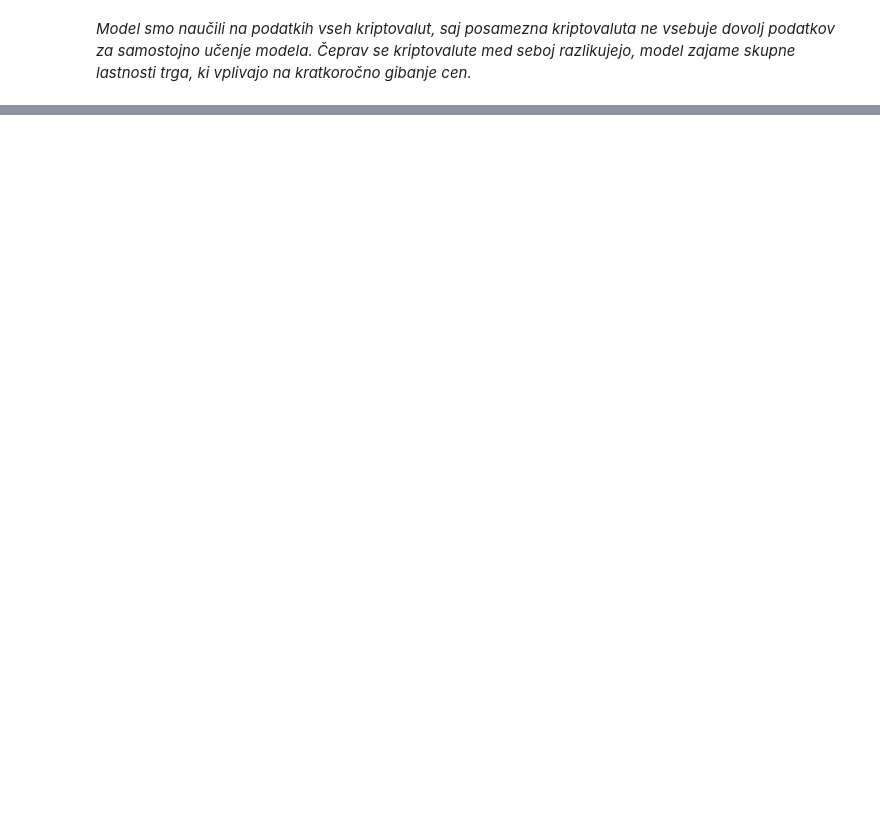
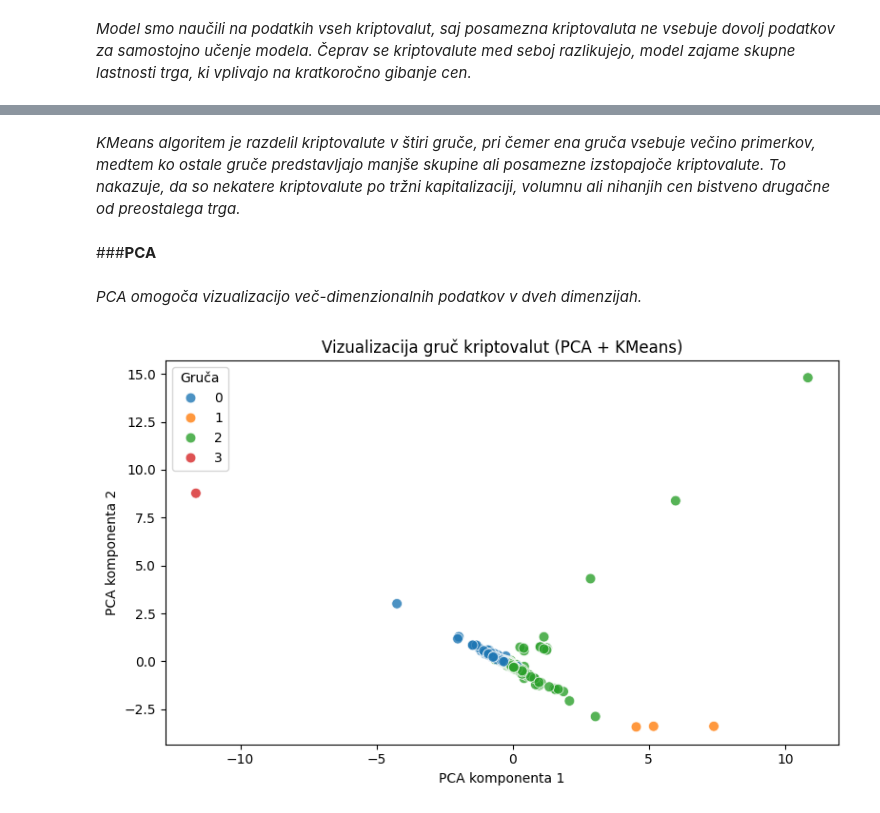
Before and after one commit to AnejVollmeier/Analiza-trga-kriptovalut-in-napoved-gibanja-cen, a Jupyter notebook: Kriptovalute_Anej_Vollmeier.ipynb, the cells around one changed output, grey strips where cells are left out. Saved outputs shown, nothing was run; the diff lists cells and outputs as text; code cells hidden in the pictures; blank space fills up the shorter version.

```diff
--- a/Kriptovalute_Anej_Vollmeier.ipynb
+++ b/Kriptovalute_Anej_Vollmeier.ipynb
@@ -560,0 +648,12 @@ Verjetnost RASTI v 7 dneh: 0.28
+# %%
+from sklearn.cluster import KMeans
+
+optimalno = 4
+
+kmeans = KMeans(n_clusters=optimalno, random_state=0)
+
+gruče = kmeans.fit_predict(dfG)
+
+df["cluster"] = gruče
+
+df["cluster"].value_counts()
@@ -560,0 +668,38 @@ Verjetnost RASTI v 7 dneh: 0.28
+# %% [markdown]
+*KMeans algoritem je razdelil kriptovalute v štiri gruče, pri čemer ena gruča vsebuje večino primerkov, medtem ko ostale gruče predstavljajo manjše skupine ali posamezne izstopajoče kriptovalute. To nakazuje, da so nekatere kriptovalute po tržni kapitalizaciji, volumnu ali nihanjih cen bistveno drugačne od preostalega trga.*
+# %% [markdown]
+###**PCA**
+# %% [markdown]
+*PCA omogoča vizualizacijo več-dimenzionalnih podatkov v dveh dimenzijah.*
+# %%
+from sklearn.decomposition import PCA
+
+pca = PCA(n_components=2)
+pca_komponente = pca.fit_transform(dfG)
+
+# shranimo PCA komponente
+df["PCA1"] = pca_komponente[:, 0]
+df["PCA2"] = pca_komponente[:, 1]
+# %%
+import seaborn as sns
+import matplotlib.pyplot as plt
+
+plt.figure(figsize=(8, 5))
+sns.scatterplot(
+    data=df,
+    x="PCA1",
+    y="PCA2",
+    hue="cluster",
+    palette="tab10",
+    s=60,
+    alpha =0.8
+)
+
+plt.title("Vizualizacija gruč kriptovalut (PCA + KMeans)")
+plt.xlabel("PCA komponenta 1")
+plt.ylabel("PCA komponenta 2")
+plt.legend(title="Gruča")
+plt.tight_layout()
+plt.show()
+# %% [output]
+[figure, added]
```
Also changed, not shown: parts of 36 cells of this notebook.
